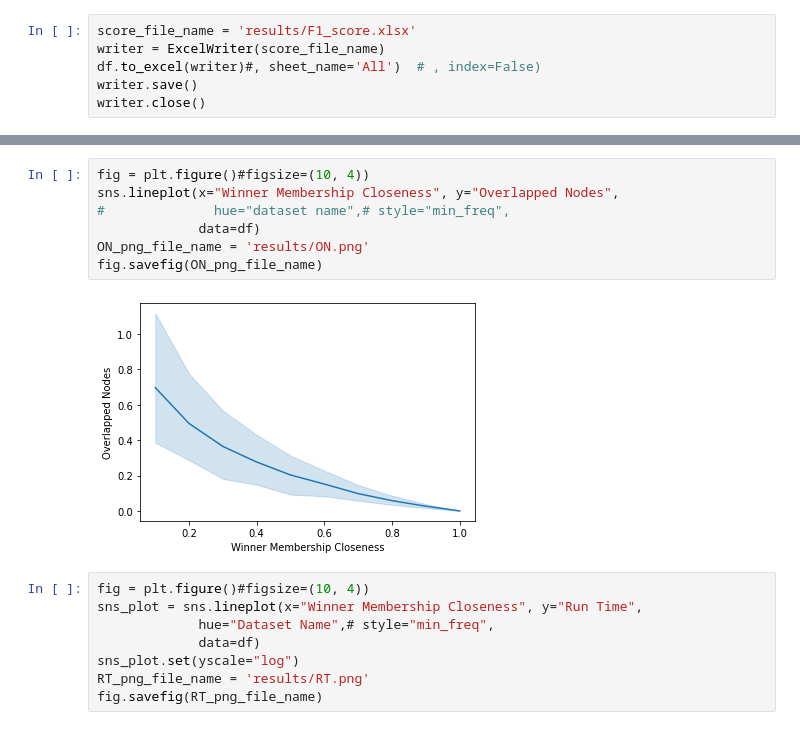
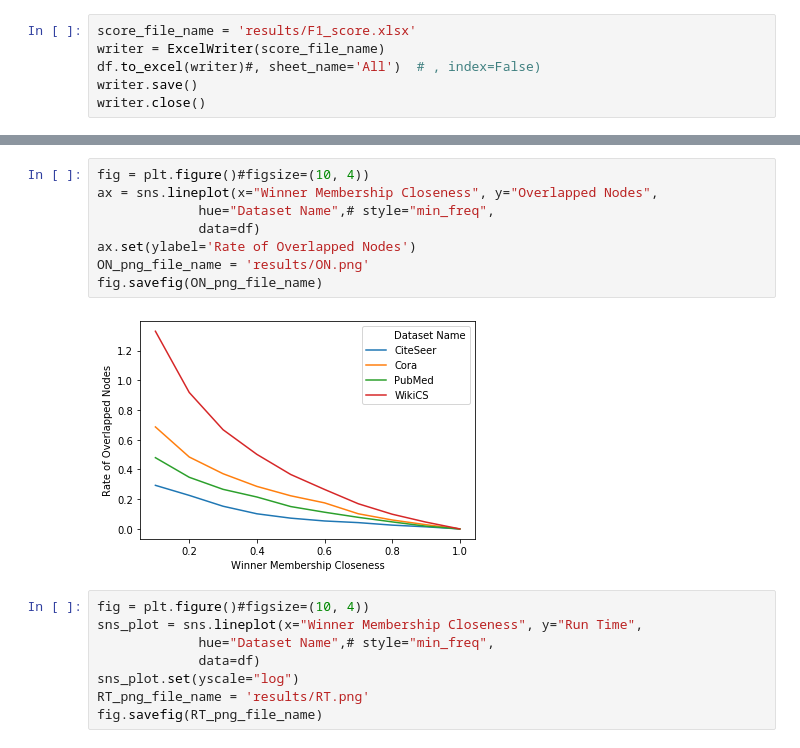
Before and after one commit to mamintoosi-papers-codes/ClusterGCN, a Jupyter notebook: make_report.ipynb, the cells around one changed output, grey strips where cells are left out. Cells and saved outputs as stored; diff of their text form.

```diff
--- a/make_report.ipynb
+++ b/make_report.ipynb
@@ -53,12 +53,13 @@ fig.savefig(score_png_file_name)
 # %%
 fig = plt.figure()#figsize=(10, 4))
-sns.lineplot(x="Winner Membership Closeness", y="Overlapped Nodes",
-#              hue="dataset name",# style="min_freq",
+ax = sns.lineplot(x="Winner Membership Closeness", y="Overlapped Nodes",
+             hue="Dataset Name",# style="min_freq",
              data=df)
+ax.set(ylabel='Rate of Overlapped Nodes')
 ON_png_file_name = 'results/ON.png'
 fig.savefig(ON_png_file_name)
 # %% [output]
-[figure, old version]
+[figure, new version]
 # %%
 fig = plt.figure()#figsize=(10, 4))
 sns_plot = sns.lineplot(x="Winner Membership Closeness", y="Run Time",
```
Also changed, not shown: parts of 3 cells of this notebook, 4 other files.
